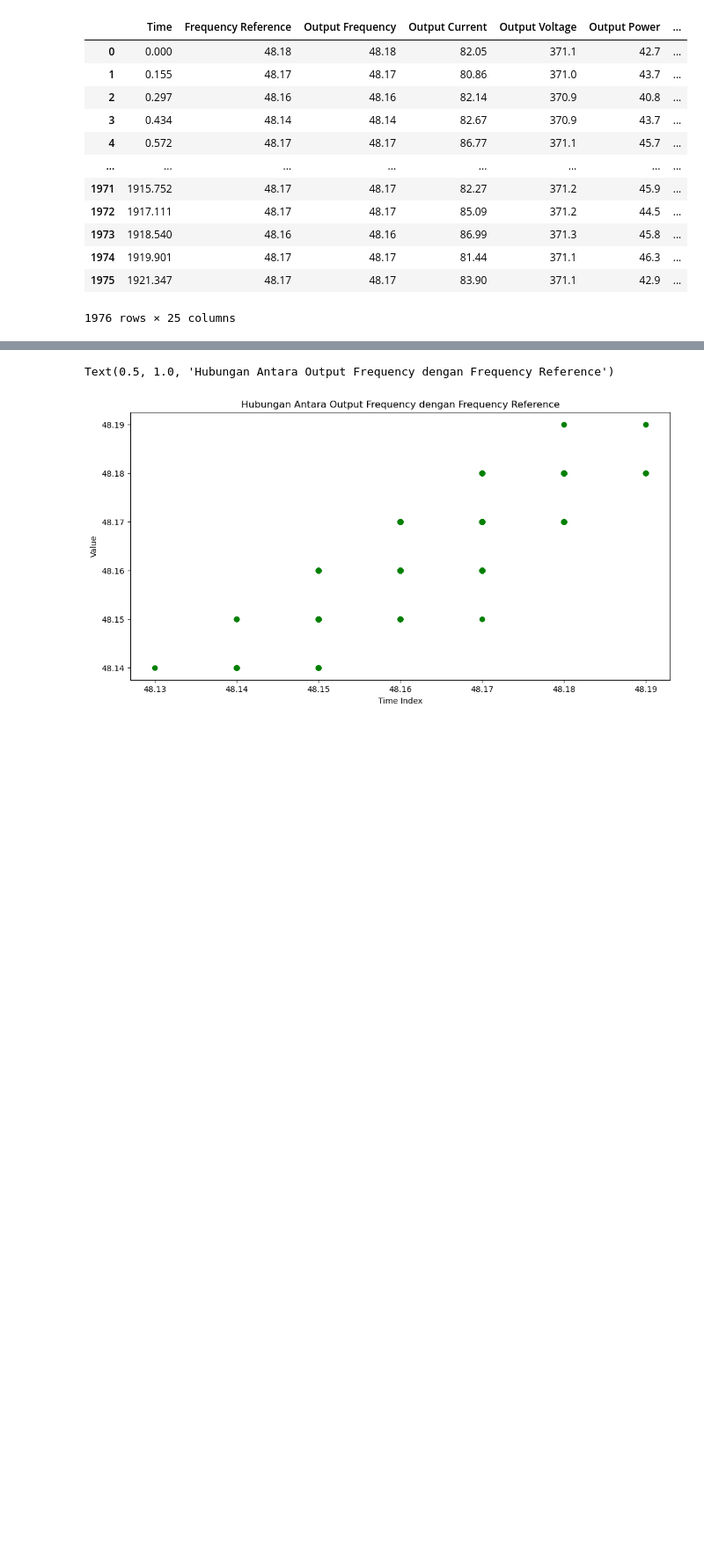
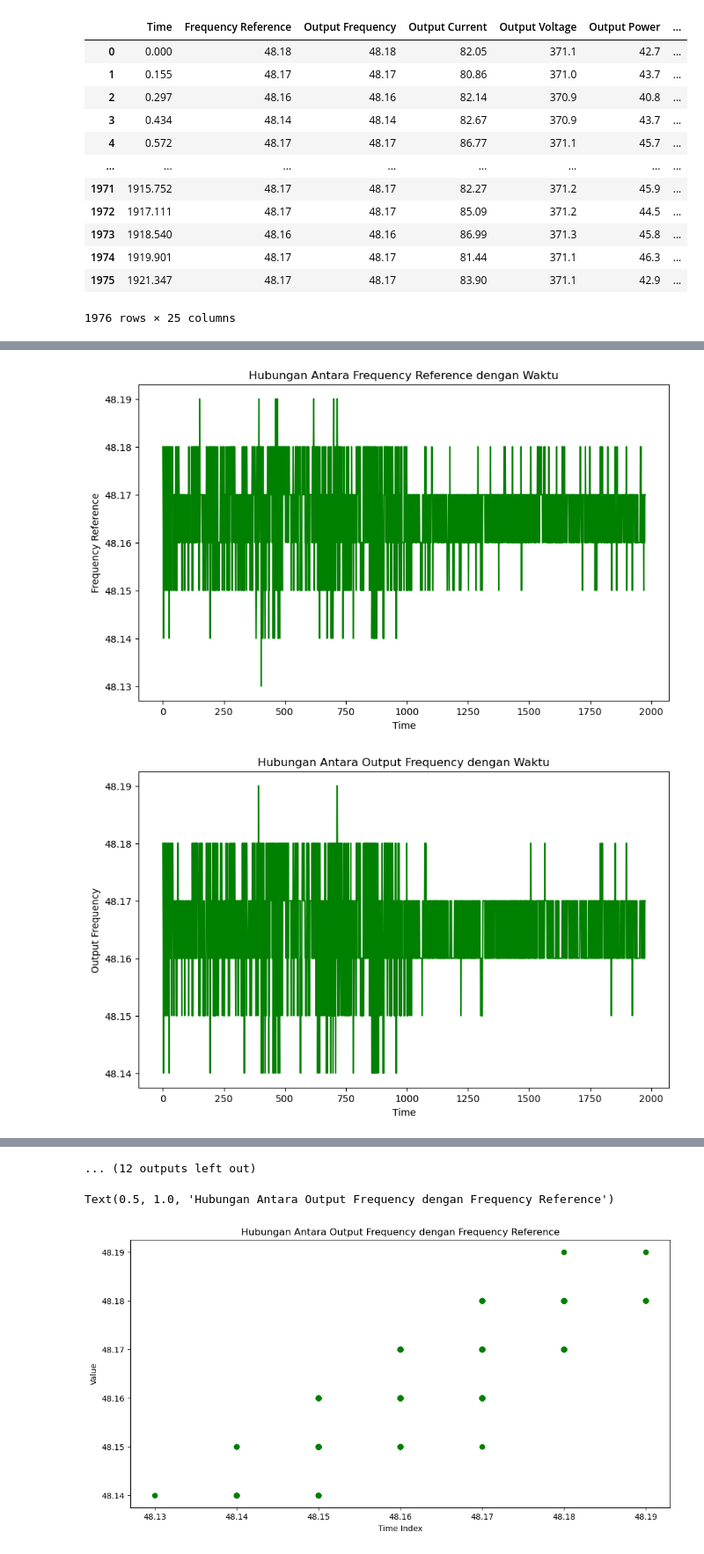
Before and after one commit to zen87-byte/3-phase-motor-analysis-using-artificial-intelligence, a Jupyter notebook: SPU1_flir.ipynb, the cells around one changed output, grey strips where cells are left out. Shown at 88% size. Saved outputs shown, nothing was run; the diff lists cells and outputs as text; code cells hidden in the pictures; blank space fills up the shorter version.

```diff
--- a/SPU1_flir.ipynb
+++ b/SPU1_flir.ipynb
@@ -101,10 +92,13 @@ plt.show()
 # %%
-# # Hubungan Antara Waktu dengan Variable Lain
-# for col in df1.columns:
-#     if col != "Time":
-#         plt.figure(figsize=(10, 6))
-#         plt.plot(df1.index, df1[col], label=col, color='green')
-#         plt.xlabel("Time")
-#         plt.ylabel(col)
-#         plt.title(f"Hubungan Antara {col} dengan Waktu")
-#         plt.show()
+# Hubungan Antara Waktu dengan Variable Lain
+for col in df1.columns:
+    if col != "Time":
+        plt.figure(figsize=(10, 6))
+        plt.plot(df1.index, df1[col], label=col, color='green')
+        plt.xlabel("Time")
+        plt.ylabel(col)
+        plt.title(f"Hubungan Antara {col} dengan Waktu")
+        plt.show()
+# %% [output]
+[figure, added]
+[figure, added]
@@ -111,3 +115,4 @@ plt.show()
+... (12 outputs left out)
 # %%
 # Plot Output Frequency, Output Current, dan Output Power terhadap waktu
 plt.figure(figsize=(12,6))
```
Also changed, not shown: parts of 27 cells of this notebook, 24 other files.
